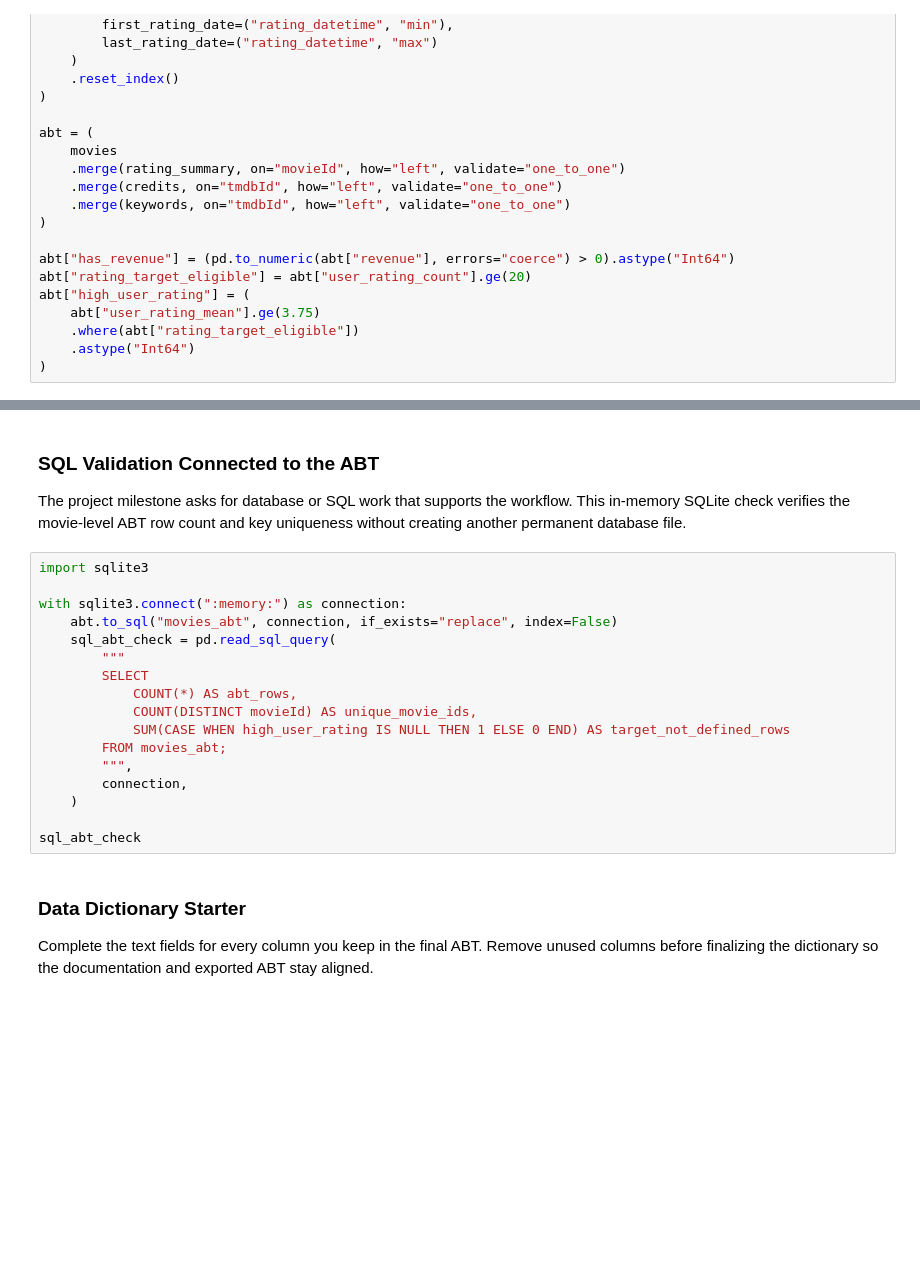
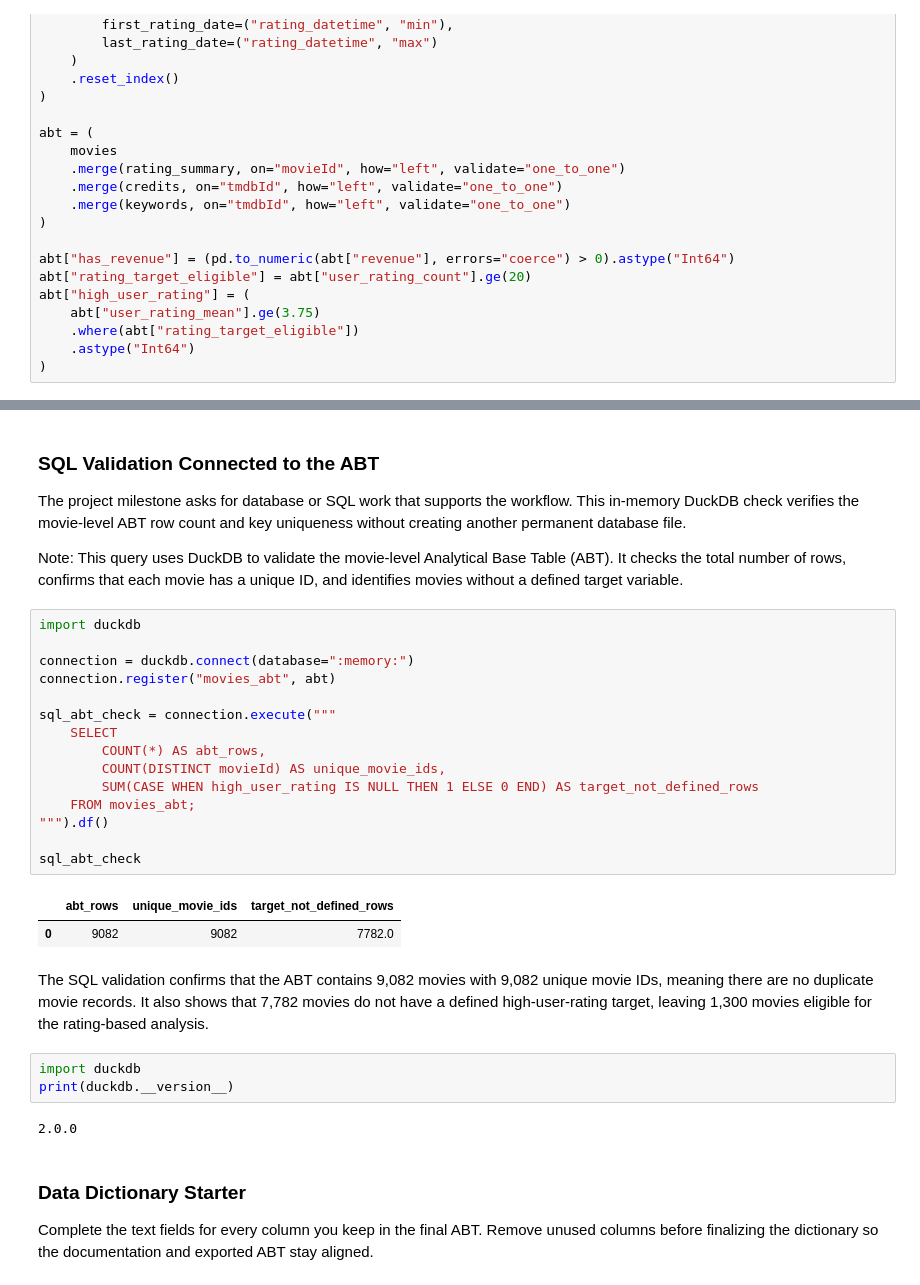
Before and after one commit to shanzayniazi/ban6003-movies-project-shanzayniazi, a Jupyter notebook: notebooks/movies_project_starter.ipynb, the cells around one changed output, grey strips where cells are left out. Cells and saved outputs as stored; diff of their text form; blank space fills up the shorter version.

Commit message:
Complete Milestone 2

```diff
--- a/notebooks/movies_project_starter.ipynb
+++ b/notebooks/movies_project_starter.ipynb
@@ -344,24 +383,34 @@ Preliminary ABT shape: (9082, 32)
 # %% [markdown]
 ### SQL Validation Connected to the ABT
 
-The project milestone asks for database or SQL work that supports the workflow. This in-memory SQLite check verifies the movie-level ABT row count and key uniqueness without creating another permanent database file.
+The project milestone asks for database or SQL work that supports the workflow. This in-memory DuckDB check verifies the movie-level ABT row count and key uniqueness without creating another permanent database file.
+
+Note: This query uses DuckDB to validate the movie-level Analytical Base Table (ABT). It checks the total number of rows, confirms that each movie has a unique ID, and identifies movies without a defined target variable.
 # %%
-import sqlite3
+import duckdb
 
-with sqlite3.connect(":memory:") as connection:
-    abt.to_sql("movies_abt", connection, if_exists="replace", index=False)
-    sql_abt_check = pd.read_sql_query(
-        """
-        SELECT
-            COUNT(*) AS abt_rows,
-            COUNT(DISTINCT movieId) AS unique_movie_ids,
-            SUM(CASE WHEN high_user_rating IS NULL THEN 1 ELSE 0 END) AS target_not_defined_rows
-        FROM movies_abt;
-        """,
-        connection,
-    )
+connection = duckdb.connect(database=":memory:")
+connection.register("movies_abt", abt)
+
+sql_abt_check = connection.execute("""
+    SELECT
+        COUNT(*) AS abt_rows,
+        COUNT(DISTINCT movieId) AS unique_movie_ids,
+        SUM(CASE WHEN high_user_rating IS NULL THEN 1 ELSE 0 END) AS target_not_defined_rows
+    FROM movies_abt;
+""").df()
 
 sql_abt_check
+# %% [output]
+|  | abt_rows | unique_movie_ids | target_not_defined_rows |
+| 0 | 9082 | 9082 | 7782.0 |
+# %% [markdown]
+The SQL validation confirms that the ABT contains 9,082 movies with 9,082 unique movie IDs, meaning there are no duplicate movie records. It also shows that 7,782 movies do not have a defined high-user-rating target, leaving 1,300 movies eligible for the rating-based analysis.
+# %%
+import duckdb
+print(duckdb.__version__)
+# %% [output]
+2.0.0
 # %% [markdown]
 ### Data Dictionary Starter
 
```
Also changed, not shown: parts of 6 cells of this notebook.
